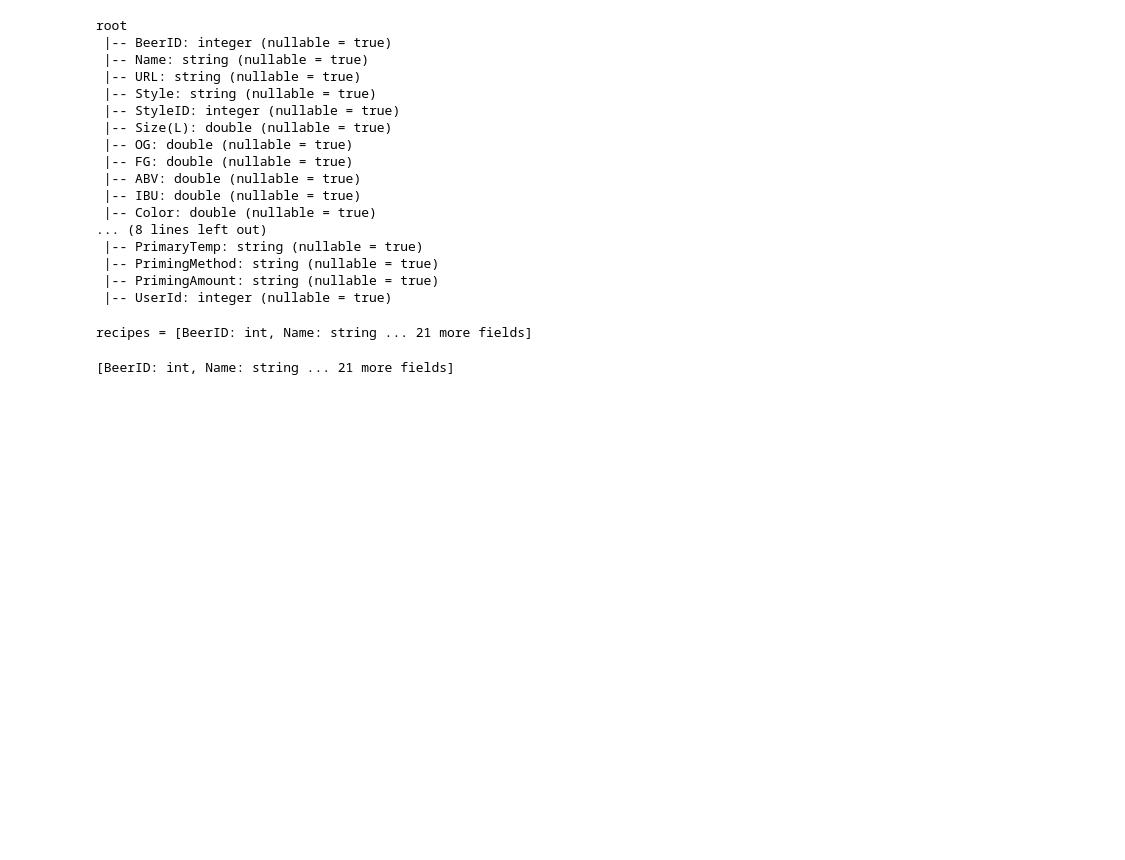
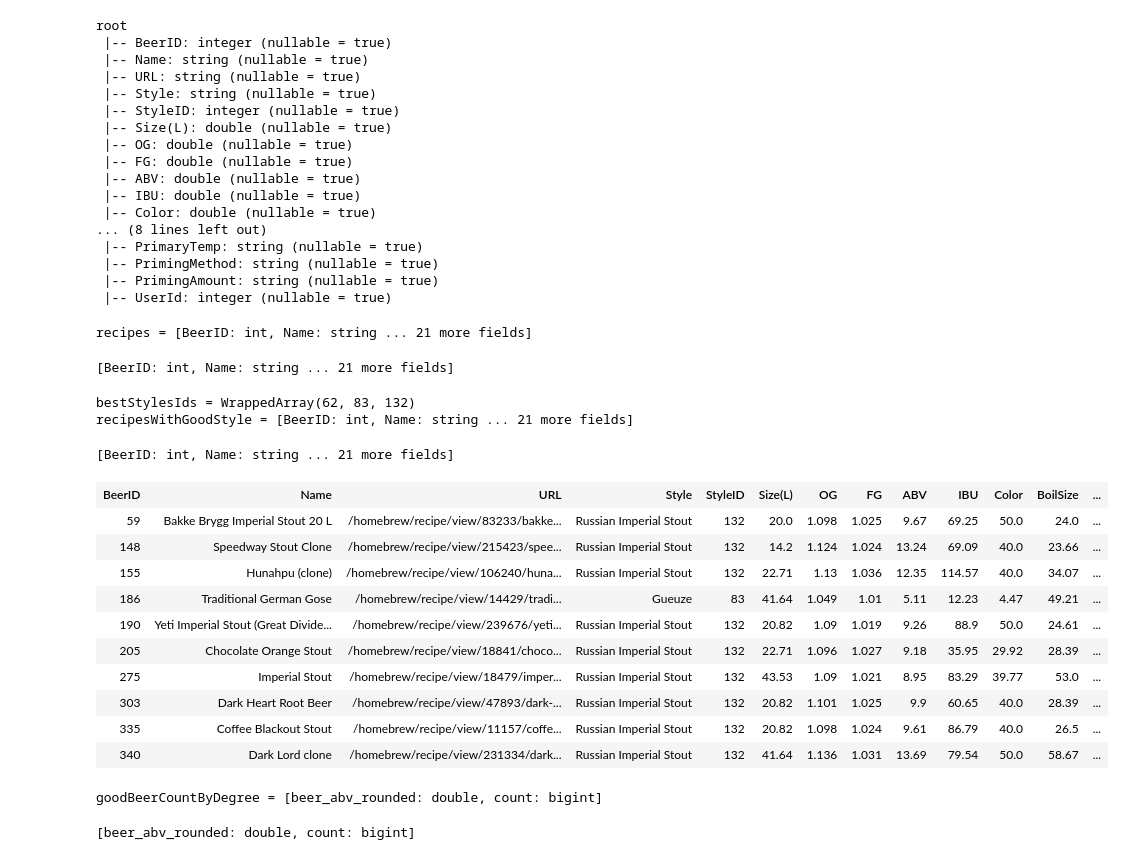
Before and after one commit to mtinel/big-data-hands-on, a Jupyter notebook: Jupyter/notebooks/exercices/Beer_Analysis.ipynb, the cells around one changed output. Saved outputs shown, nothing was run; the diff lists cells and outputs as text; code cells hidden in the pictures; blank space fills up the shorter version.

Commit message:
finish classical Beer_Analysis

```diff
--- a/Jupyter/notebooks/exercices/Beer_Analysis.ipynb
+++ b/Jupyter/notebooks/exercices/Beer_Analysis.ipynb
@@ -203,5 +190,34 @@ root
 recipes = [BeerID: int, Name: string ... 21 more fields]
 [BeerID: int, Name: string ... 21 more fields]
 # %%
-val stylesIds = styles.select("StyleID").as[Int].collect.toSeq
-recipie.filter($"StyleID" isin (stylesIds: _*))
+val bestStylesIds = stylesInBestStyles.select("StyleID").as[Int].collect.toSeq
+val recipesWithGoodStyle = recipes.filter($"StyleID" isin (bestStylesIds: _*))
+# %% [output]
+bestStylesIds = WrappedArray(62, 83, 132)
+recipesWithGoodStyle = [BeerID: int, Name: string ... 21 more fields]
+[BeerID: int, Name: string ... 21 more fields]
+# %%
+%%dataframe
+recipesWithGoodStyle
+# %% [output]
+| BeerID | Name | URL | Style | StyleID | Size(L) | OG | FG | ABV | IBU | Color | BoilSize | ... |
+| 59 | Bakke Brygg Imperial Stout 20 L | /homebrew/recipe/view/83233/bakke... | Russian Imperial Stout | 132 | 20.0 | 1.098 | 1.025 | 9.67 | 69.25 | 50.0 | 24.0 | ... |
+| 148 | Speedway Stout Clone | /homebrew/recipe/view/215423/spee... | Russian Imperial Stout | 132 | 14.2 | 1.124 | 1.024 | 13.24 | 69.09 | 40.0 | 23.66 | ... |
+| 155 | Hunahpu (clone) | /homebrew/recipe/view/106240/huna... | Russian Imperial Stout | 132 | 22.71 | 1.13 | 1.036 | 12.35 | 114.57 | 40.0 | 34.07 | ... |
+| 186 | Traditional German Gose | /homebrew/recipe/view/14429/tradi... | Gueuze | 83 | 41.64 | 1.049 | 1.01 | 5.11 | 12.23 | 4.47 | 49.21 | ... |
+| 190 | Yeti Imperial Stout (Great Divide... | /homebrew/recipe/view/239676/yeti... | Russian Imperial Stout | 132 | 20.82 | 1.09 | 1.019 | 9.26 | 88.9 | 50.0 | 24.61 | ... |
+| 205 | Chocolate Orange Stout | /homebrew/recipe/view/18841/choco... | Russian Imperial Stout | 132 | 22.71 | 1.096 | 1.027 | 9.18 | 35.95 | 29.92 | 28.39 | ... |
+| 275 | Imperial Stout | /homebrew/recipe/view/18479/imper... | Russian Imperial Stout | 132 | 43.53 | 1.09 | 1.021 | 8.95 | 83.29 | 39.77 | 53.0 | ... |
+| 303 | Dark Heart Root Beer | /homebrew/recipe/view/47893/dark-... | Russian Imperial Stout | 132 | 20.82 | 1.101 | 1.025 | 9.9 | 60.65 | 40.0 | 28.39 | ... |
+| 335 | Coffee Blackout Stout | /homebrew/recipe/view/11157/coffe... | Russian Imperial Stout | 132 | 20.82 | 1.098 | 1.024 | 9.61 | 86.79 | 40.0 | 26.5 | ... |
+| 340 | Dark Lord clone | /homebrew/recipe/view/231334/dark... | Russian Imperial Stout | 132 | 41.64 | 1.136 | 1.031 | 13.69 | 79.54 | 50.0 | 58.67 | ... |
+# %%
+import org.apache.spark.sql.functions.round
+
+val goodBeerCountByDegree = goodBeers
+    .withColumn("beer_abv_rounded", round($"beer_abv"))
+    .groupBy("beer_abv_rounded")
+    .count().sort($"count".desc)
+# %% [output]
+goodBeerCountByDegree = [beer_abv_rounded: double, count: bigint]
+[beer_abv_rounded: double, count: bigint]
```
Also changed, not shown: parts of 10 cells of this notebook.
